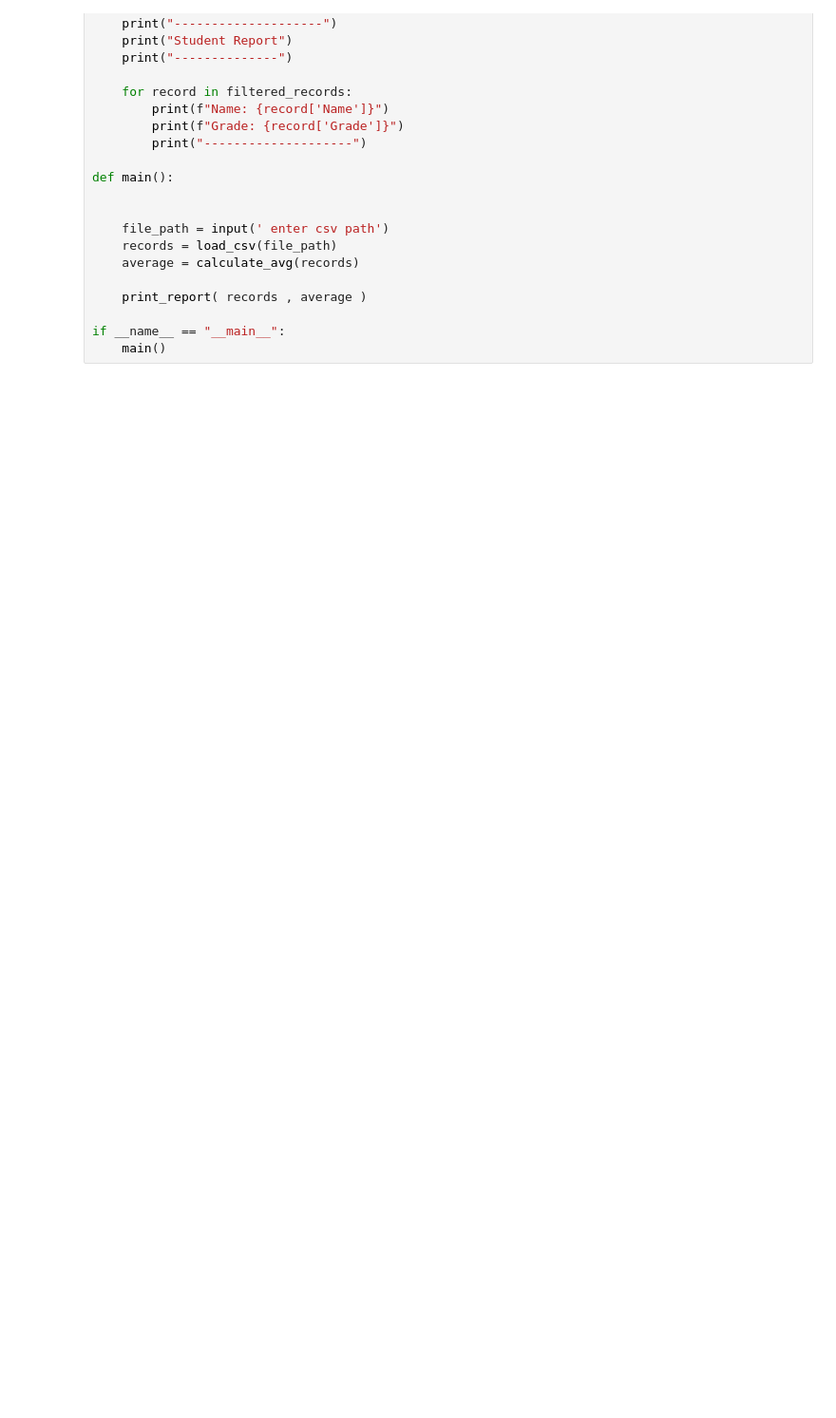
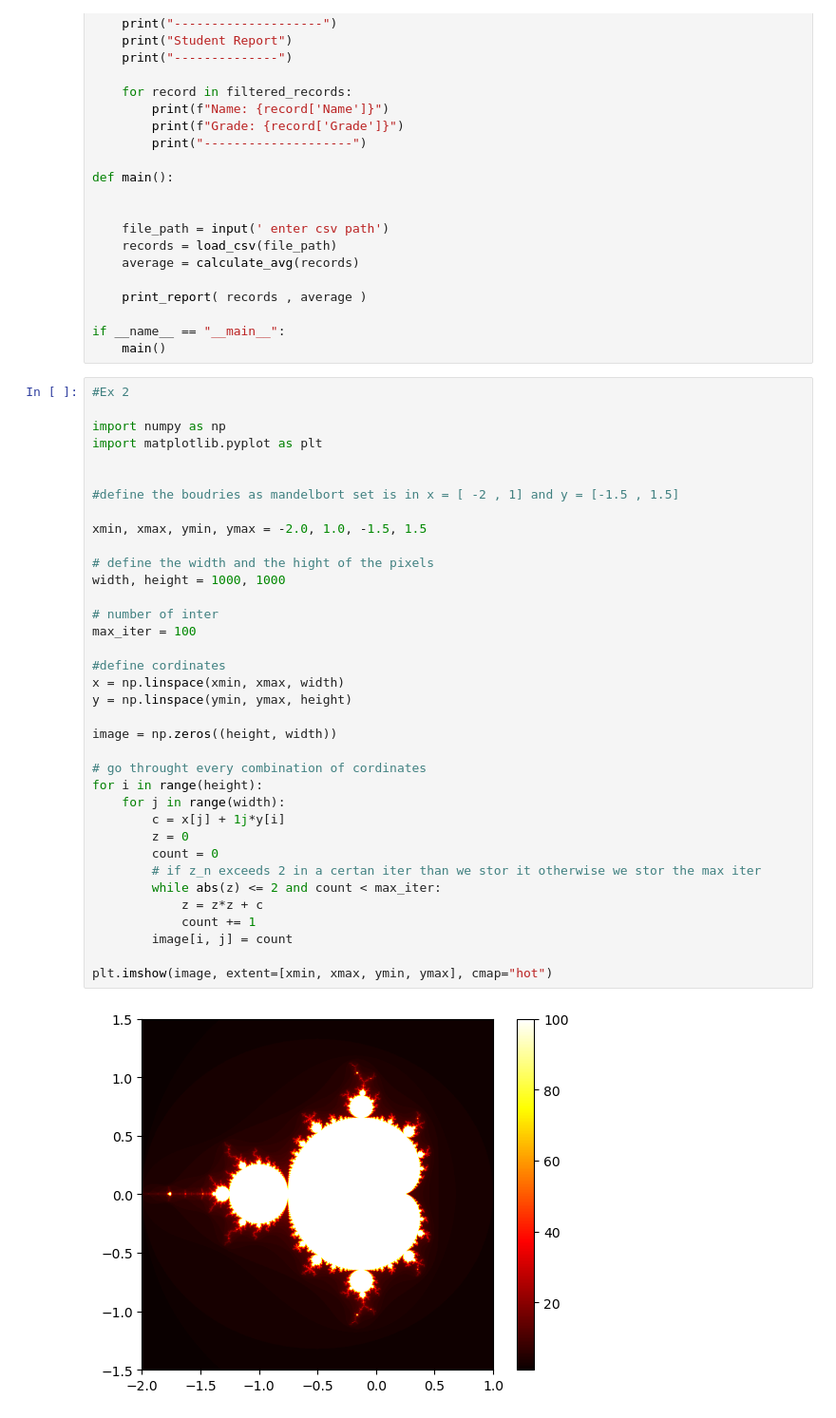
Before and after one commit to ismailsakhi/ds5_assignment_group2, a Jupyter notebook: week1.ipynb, the cells around one changed output. Shown at 95% size. Cells and saved outputs as stored; diff of their text form; blank space fills up the shorter version.

```diff
--- a/week1.ipynb
+++ b/week1.ipynb
@@ -78,3 +78,41 @@ def main():
 
 if __name__ == "__main__":
     main()
+# %%
+#Ex 2
+
+import numpy as np
+import matplotlib.pyplot as plt
+
+
+#define the boudries as mandelbort set is in x = [ -2 , 1] and y = [-1.5 , 1.5]
+
+xmin, xmax, ymin, ymax = -2.0, 1.0, -1.5, 1.5
+
+# define the width and the hight of the pixels
+width, height = 1000, 1000
+
+# number of inter
+max_iter = 100
+
+#define cordinates
+x = np.linspace(xmin, xmax, width)
+y = np.linspace(ymin, ymax, height)
+
+image = np.zeros((height, width))
+
+# go throught every combination of cordinates
+for i in range(height):
+    for j in range(width):
+        c = x[j] + 1j*y[i]
+        z = 0
+        count = 0
+        # if z_n exceeds 2 in a certan iter than we stor it otherwise we stor the max iter
+        while abs(z) <= 2 and count < max_iter:
+            z = z*z + c
+            count += 1
+        image[i, j] = count
+
+plt.imshow(image, extent=[xmin, xmax, ymin, ymax], cmap="hot")
+# %% [output]
+[figure, added]
```
Also changed, not shown: 1 other file.
